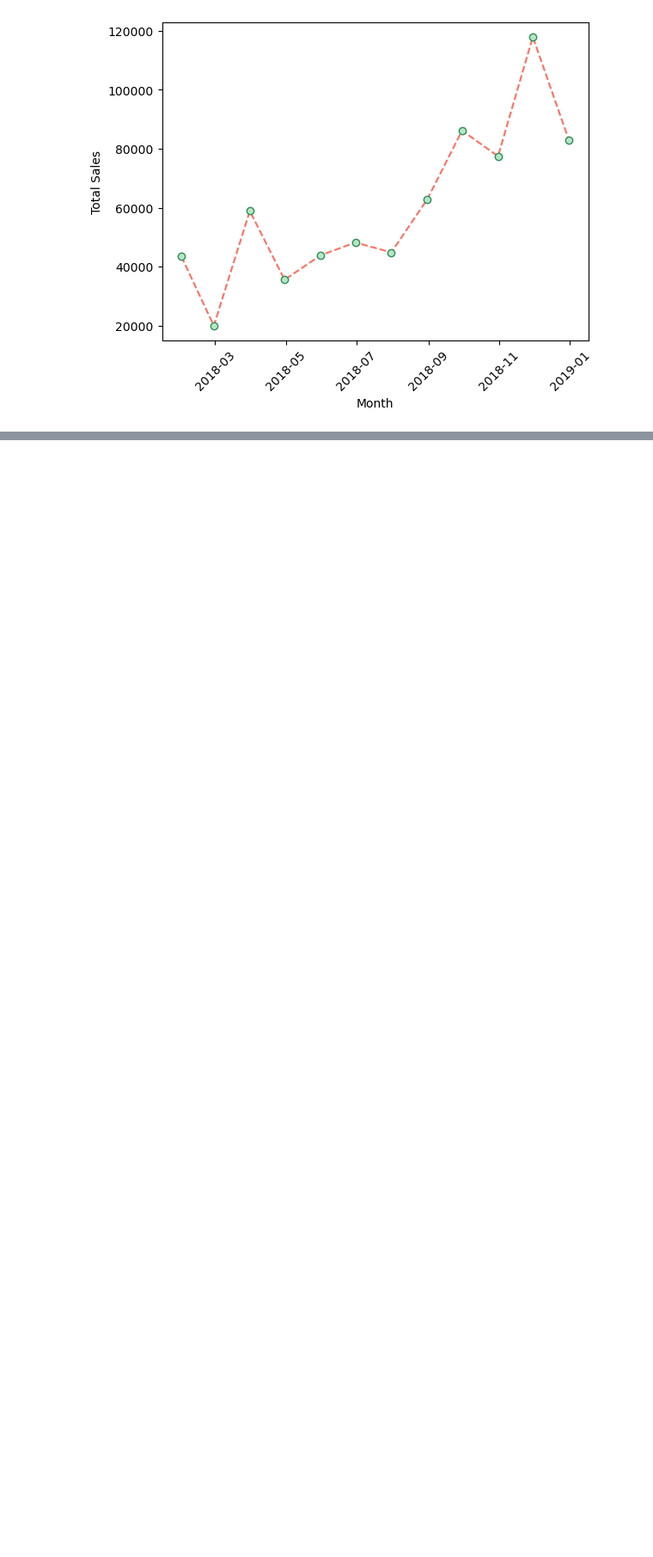
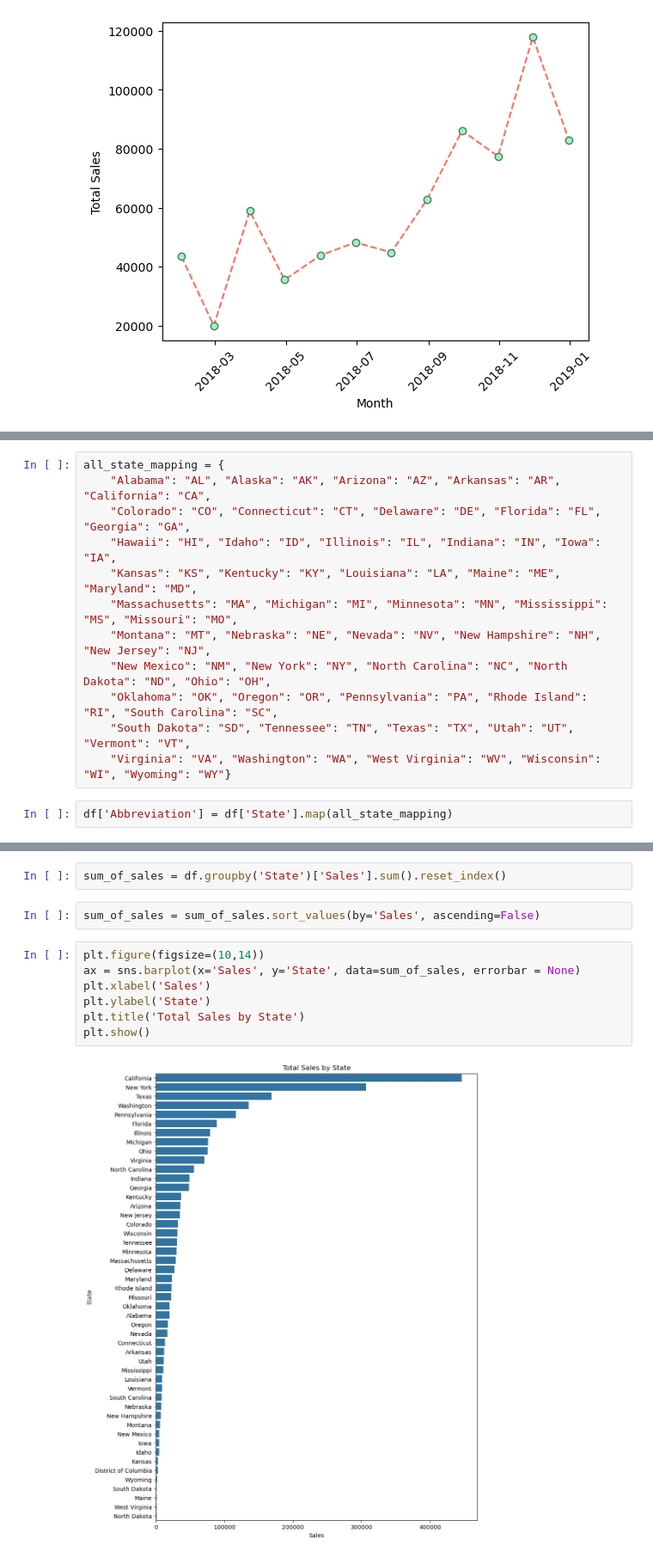
Before and after one commit to jagnajezierska/superstore_data_analysis, a Jupyter notebook: store_analysis.ipynb, the cells around one changed output, grey strips where cells are left out. Shown: that part at 86% size. Cells and saved outputs as stored; diff of their text form; blank space fills up the shorter version.

Commit message:
state mapping and summary graphs

```diff
--- a/store_analysis.ipynb
+++ b/store_analysis.ipynb
@@ -461,0 +466,14 @@ plt.show()
+# %%
+all_state_mapping = {
+    "Alabama": "AL", "Alaska": "AK", "Arizona": "AZ", "Arkansas": "AR", "California": "CA",
+    "Colorado": "CO", "Connecticut": "CT", "Delaware": "DE", "Florida": "FL", "Georgia": "GA",
+    "Hawaii": "HI", "Idaho": "ID", "Illinois": "IL", "Indiana": "IN", "Iowa": "IA",
+    "Kansas": "KS", "Kentucky": "KY", "Louisiana": "LA", "Maine": "ME", "Maryland": "MD",
+    "Massachusetts": "MA", "Michigan": "MI", "Minnesota": "MN", "Mississippi": "MS", "Missouri": "MO",
+    "Montana": "MT", "Nebraska": "NE", "Nevada": "NV", "New Hampshire": "NH", "New Jersey": "NJ",
+    "New Mexico": "NM", "New York": "NY", "North Carolina": "NC", "North Dakota": "ND", "Ohio": "OH",
+    "Oklahoma": "OK", "Oregon": "OR", "Pennsylvania": "PA", "Rhode Island": "RI", "South Carolina": "SC",
+    "South Dakota": "SD", "Tennessee": "TN", "Texas": "TX", "Utah": "UT", "Vermont": "VT",
+    "Virginia": "VA", "Washington": "WA", "West Virginia": "WV", "Wisconsin": "WI", "Wyoming": "WY"}
+# %%
+df['Abbreviation'] = df['State'].map(all_state_mapping)
@@ -461,0 +491,13 @@ plt.show()
+# %%
+sum_of_sales = df.groupby('State')['Sales'].sum().reset_index()
+# %%
+sum_of_sales = sum_of_sales.sort_values(by='Sales', ascending=False)
+# %%
+plt.figure(figsize=(10,14))
+ax = sns.barplot(x='Sales', y='State', data=sum_of_sales, errorbar = None)
+plt.xlabel('Sales')
+plt.ylabel('State')
+plt.title('Total Sales by State')
+plt.show()
+# %% [output]
+[figure, added]
```
Also changed, not shown: parts of 10 cells of this notebook.
